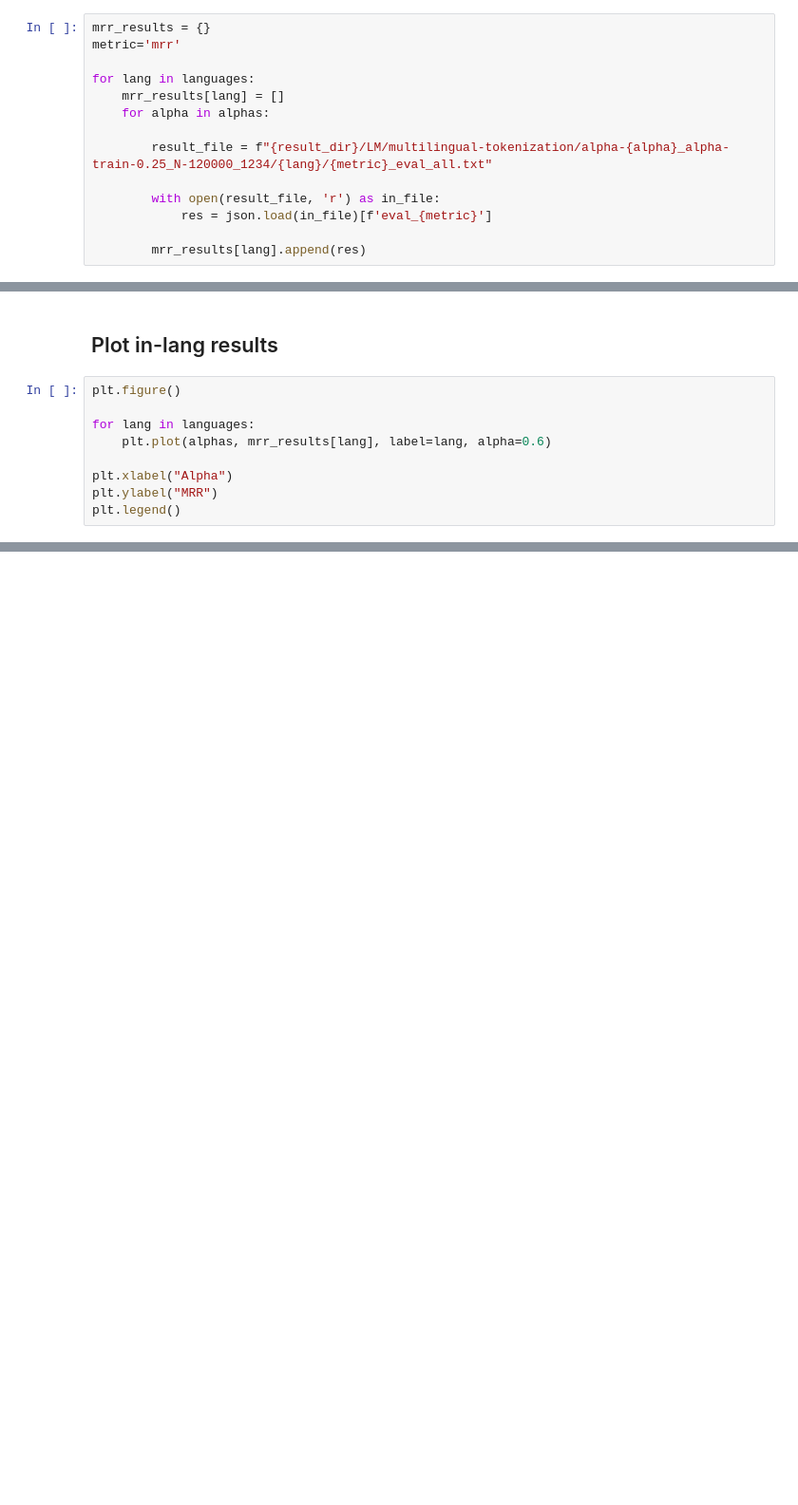
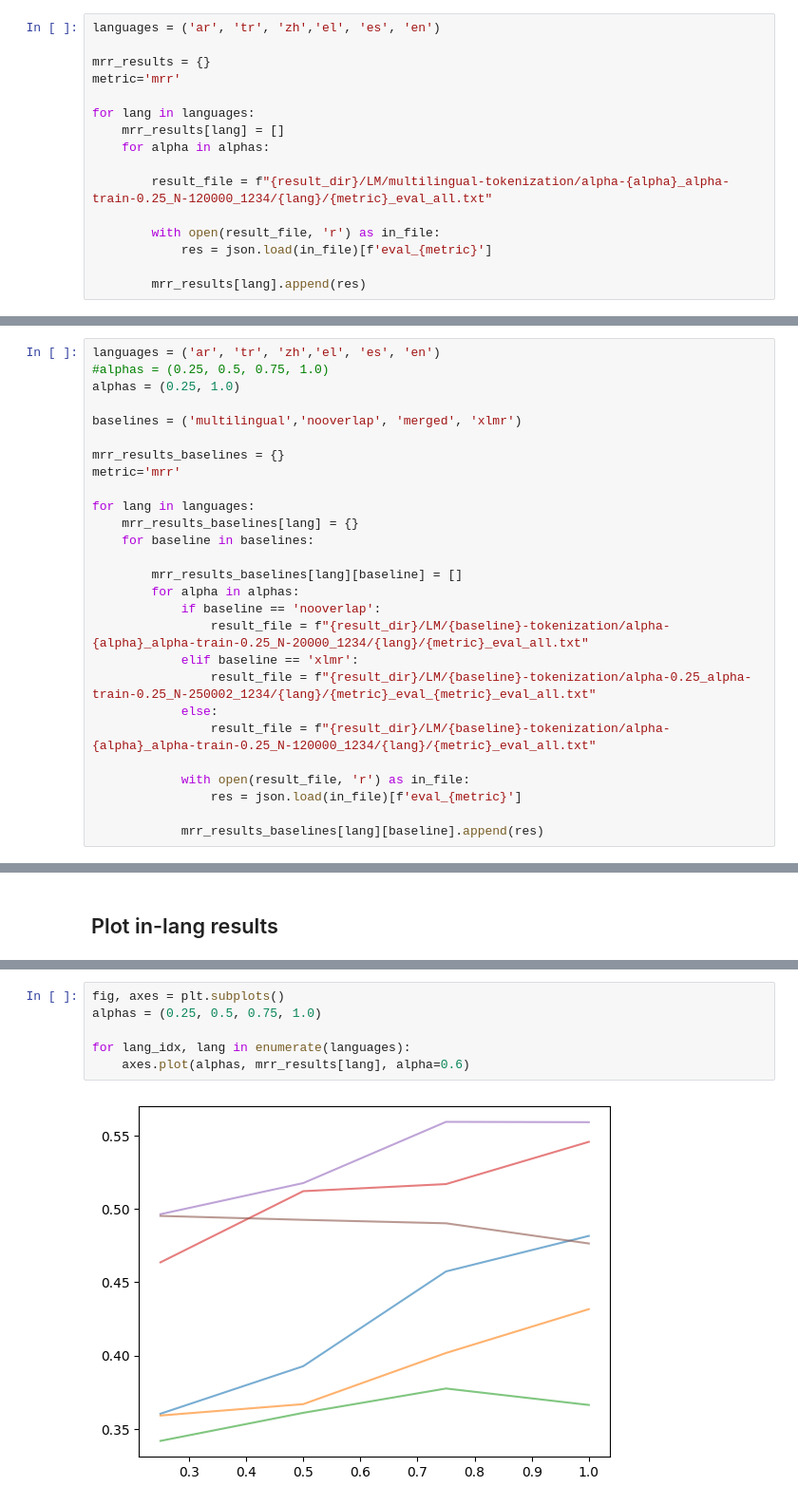
Before and after one commit to tomlimi/entangled_in_scripts, a Jupyter notebook: src/notebooks/2_MRR_results.ipynb, the cells around one changed output, grey strips where cells are left out. Shown at 95% size. Drawn from its saved outputs; the diff is of its cells as text; blank space fills up the shorter version.

```diff
--- a/src/notebooks/2_MRR_results.ipynb
+++ b/src/notebooks/2_MRR_results.ipynb
@@ -21,6 +19,8 @@ languages = ('ar', 'tr', 'zh','el', 'es', 'en')
 #languages = ('ar', 'tr','el', 'es', 'en')
 alphas = (0.25, 0.5, 0.75, 1.0)
 # %%
+languages = ('ar', 'tr', 'zh','el', 'es', 'en')
+
 mrr_results = {}
 metric='mrr'
 
@@ -36,0 +61,27 @@ for lang in languages:
+# %%
+languages = ('ar', 'tr', 'zh','el', 'es', 'en')
+#alphas = (0.25, 0.5, 0.75, 1.0)
+alphas = (0.25, 1.0)
+
+baselines = ('multilingual','nooverlap', 'merged', 'xlmr')
+
+mrr_results_baselines = {}
+metric='mrr'
+
+for lang in languages:
+    mrr_results_baselines[lang] = {}
+    for baseline in baselines:
+
+        mrr_results_baselines[lang][baseline] = []
+        for alpha in alphas:
+            if baseline == 'nooverlap':
+                result_file = f"{result_dir}/LM/{baseline}-tokenization/alpha-{alpha}_alpha-train-0.25_N-20000_1234/{lang}/{metric}_eval_all.txt"
+            elif baseline == 'xlmr':
+                result_file = f"{result_dir}/LM/{baseline}-tokenization/alpha-0.25_alpha-train-0.25_N-250002_1234/{lang}/{metric}_eval_{metric}_eval_all.txt"
+            else:
+                result_file = f"{result_dir}/LM/{baseline}-tokenization/alpha-{alpha}_alpha-train-0.25_N-120000_1234/{lang}/{metric}_eval_all.txt"
+
+            with open(result_file, 'r') as in_file:
+                res = json.load(in_file)[f'eval_{metric}']
+
+            mrr_results_baselines[lang][baseline].append(res)
@@ -37,11 +108,2 @@ for lang in languages:
 # %% [markdown]
 ## Plot in-lang results
-# %%
-plt.figure()
-
-for lang in languages:
-    plt.plot(alphas, mrr_results[lang], label=lang, alpha=0.6)
-
-plt.xlabel("Alpha")
-plt.ylabel("MRR")
-plt.legend()
@@ -50,0 +141,8 @@ plt.legend()
+# %%
+fig, axes = plt.subplots()
+alphas = (0.25, 0.5, 0.75, 1.0)
+
+for lang_idx, lang in enumerate(languages):
+    axes.plot(alphas, mrr_results[lang], alpha=0.6)
+# %% [output]
+[figure, added]
```
Also changed, not shown: parts of 7 cells of this notebook, 1 other file.
